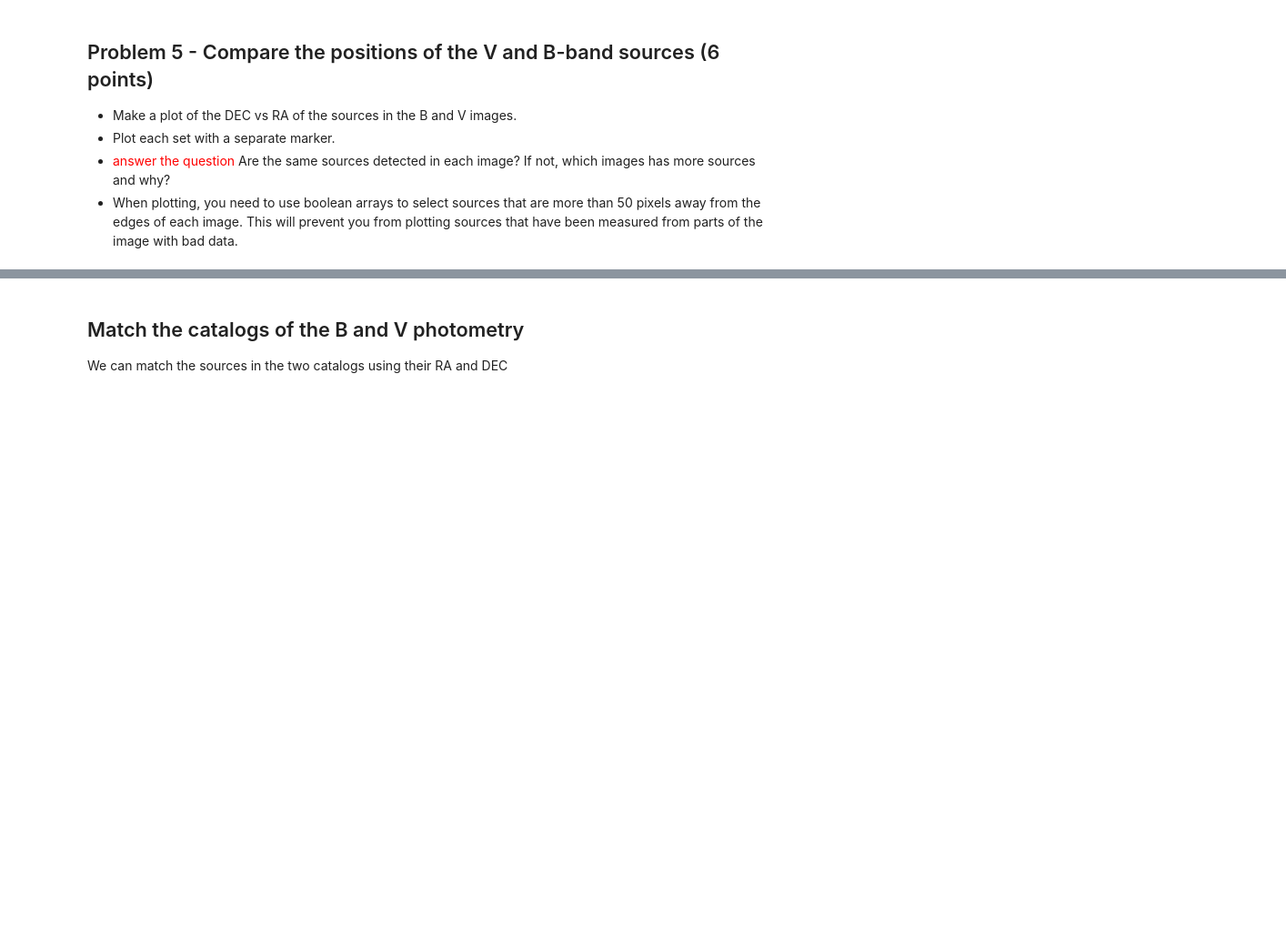
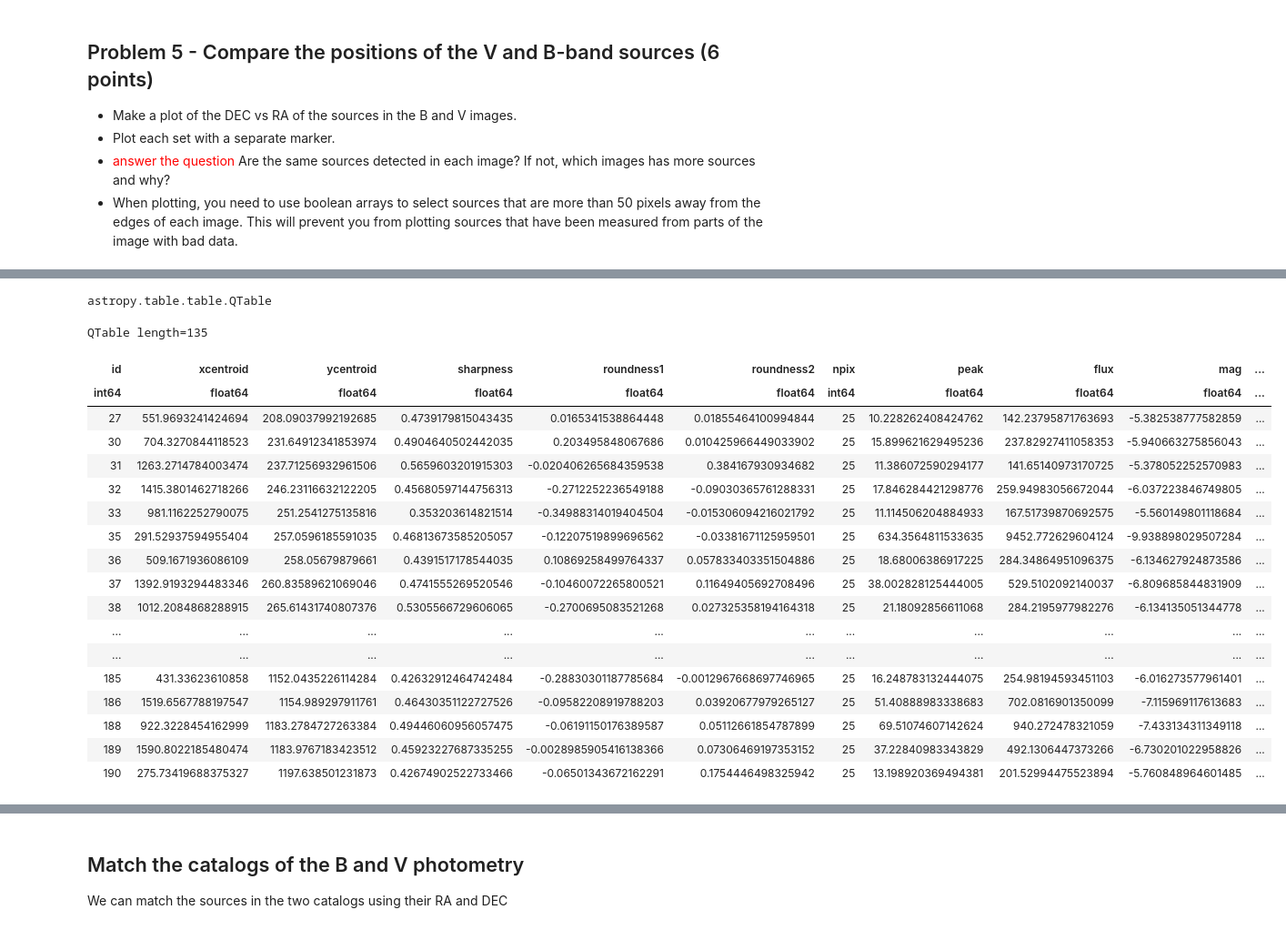
Before and after one commit to jwdisc1342/Reductionproject_student, a Jupyter notebook: cluster_photometry_student.ipynb, the cells around one changed output, grey strips where cells are left out. Shown at 91% size. Saved outputs shown, nothing was run; the diff lists cells and outputs as text; code cells hidden in the pictures; blank space fills up the shorter version.

```diff
--- a/cluster_photometry_student.ipynb
+++ b/cluster_photometry_student.ipynb
@@ -636,0 +532,40 @@ SyntaxError: invalid syntax (753094219.py, line 26)
+# %%
+type(sources_b)
+# %% [output]
+astropy.table.table.QTable
+# %%
+#Finding sources:
+daofind = DAOStarFinder(fwhm=2.7, threshold=6.*std_b)
+sources_b = daofind(data_b - median_b)
+
+remove = []
+
+for i in range(len(sources_b)):
+    x = sources_b[i]["xcentroid"]
+    y = sources_b[i]["ycentroid"]
+#    print(f"x:{x}, y:{y}")
+    if x < 250 or x > 1750 or y < 200 or y > 1200:
+        remove.append(i)
+
+sources_b.remove_rows(remove)
+sources_b
+# %% [output]
+QTable length=135
+| id | xcentroid | ycentroid | sharpness | roundness1 | roundness2 | npix | peak | flux | mag | ... |
+| int64 | float64 | float64 | float64 | float64 | float64 | int64 | float64 | float64 | float64 | ... |
+| 27 | 551.9693241424694 | 208.09037992192685 | 0.4739179815043435 | 0.0165341538864448 | 0.01855464100994844 | 25 | 10.228262408424762 | 142.23795871763693 | -5.382538777582859 | ... |
+| 30 | 704.3270844118523 | 231.64912341853974 | 0.4904640502442035 | 0.203495848067686 | 0.010425966449033902 | 25 | 15.899621629495236 | 237.82927411058353 | -5.940663275856043 | ... |
+| 31 | 1263.2714784003474 | 237.71256932961506 | 0.5659603201915303 | -0.020406265684359538 | 0.384167930934682 | 25 | 11.386072590294177 | 141.65140973170725 | -5.378052252570983 | ... |
+| 32 | 1415.3801462718266 | 246.23116632122205 | 0.45680597144756313 | -0.2712252236549188 | -0.09030365761288331 | 25 | 17.846284421298776 | 259.94983056672044 | -6.037223846749805 | ... |
+| 33 | 981.1162252790075 | 251.2541275135816 | 0.353203614821514 | -0.34988314019404504 | -0.015306094216021792 | 25 | 11.114506204884933 | 167.51739870692575 | -5.560149801118684 | ... |
+| 35 | 291.52937594955404 | 257.0596185591035 | 0.46813673585205057 | -0.12207519899696562 | -0.03381671125959501 | 25 | 634.3564811533635 | 9452.772629604124 | -9.938898029507284 | ... |
+| 36 | 509.1671936086109 | 258.05679879661 | 0.4391517178544035 | 0.10869258499764337 | 0.057833403351504886 | 25 | 18.68006386917225 | 284.34864951096375 | -6.134627924873586 | ... |
+| 37 | 1392.9193294483346 | 260.83589621069046 | 0.4741555269520546 | -0.10460072265800521 | 0.11649405692708496 | 25 | 38.002828125444005 | 529.5102092140037 | -6.809685844831909 | ... |
+| 38 | 1012.2084868288915 | 265.61431740807376 | 0.5305566729606065 | -0.2700695083521268 | 0.027325358194164318 | 25 | 21.18092856611068 | 284.2195977982276 | -6.134135051344778 | ... |
+| ... | ... | ... | ... | ... | ... | ... | ... | ... | ... | ... |
+| ... | ... | ... | ... | ... | ... | ... | ... | ... | ... | ... |
+| 185 | 431.33623610858 | 1152.0435226114284 | 0.42632912464742484 | -0.28830301187785684 | -0.0012967668697746965 | 25 | 16.248783132444075 | 254.98194593451103 | -6.016273577961401 | ... |
+| 186 | 1519.6567788197547 | 1154.989297911761 | 0.46430351122727526 | -0.09582208919788203 | 0.03920677979265127 | 25 | 51.40888983338683 | 702.0816901350099 | -7.115969117613683 | ... |
+| 188 | 922.3228454162999 | 1183.2784727263384 | 0.49446060956057475 | -0.06191150176389587 | 0.05112661854787899 | 25 | 69.51074607142624 | 940.272478321059 | -7.433134311349118 | ... |
+| 189 | 1590.8022185480474 | 1183.9767183423512 | 0.45923227687335255 | -0.0028985905416138366 | 0.07306469197353152 | 25 | 37.22840983343829 | 492.1306447373266 | -6.730201022958826 | ... |
+| 190 | 275.73419688375327 | 1197.638501231873 | 0.42674902522733466 | -0.06501343672162291 | 0.1754446498325942 | 25 | 13.198920369494381 | 201.52994475523894 | -5.760848964601485 | ... |
```
Also changed, not shown: parts of 11 cells of this notebook.
